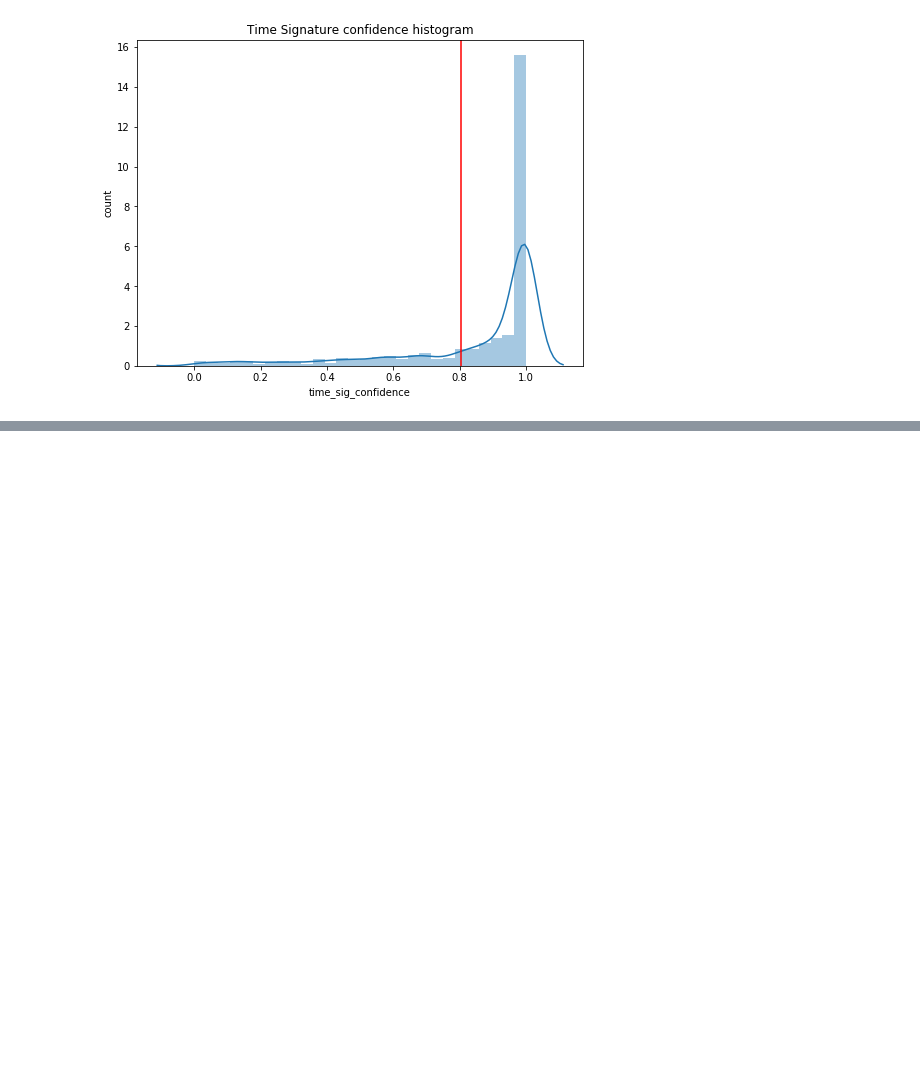
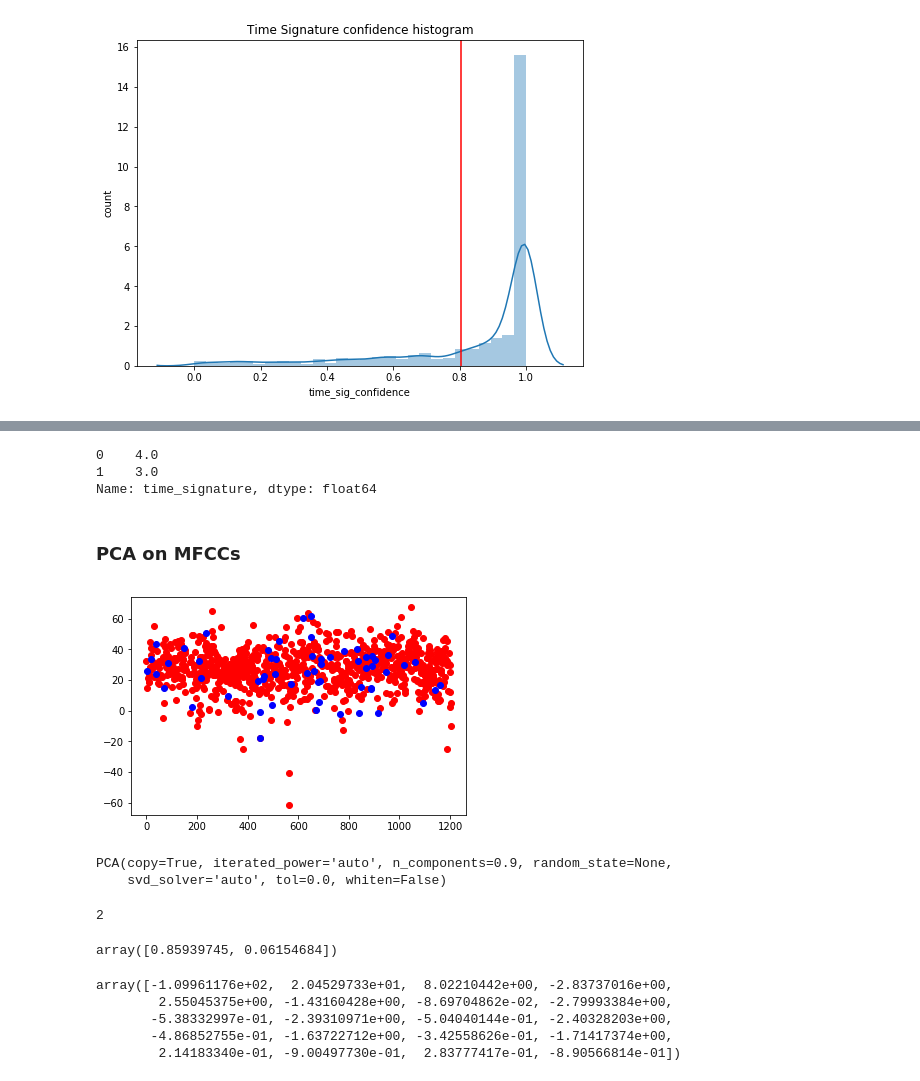
Before and after one commit to OsterMendel/classifying_time_signature_in-music, a Jupyter notebook: Modelling.ipynb, the cells around one changed output, grey strips where cells are left out. Drawn from its saved outputs; the diff is of its cells as text; code cells hidden in the pictures; blank space fills up the shorter version.

Commit message:
added 2 pca comp for filtered x train

```diff
--- a/Modelling.ipynb
+++ b/Modelling.ipynb
@@ -273,0 +288,6 @@ Name: time_signature, dtype: float64
+# %%
+fy.head(2)
+# %% [output]
+0    4.0
+1    3.0
+Name: time_signature, dtype: float64
@@ -273,0 +296,2 @@ Name: time_signature, dtype: float64
+# %% [markdown]
+### PCA on MFCCs
@@ -273,0 +300,28 @@ Name: time_signature, dtype: float64
+# %%
+plt.plot(filtered_df[filtered_df['time_signature'] == 4]['mfcc4'],'ro');
+plt.plot(filtered_df[filtered_df['time_signature'] == 3]['mfcc4'],'ro',color='b');
+# %% [output]
+[figure, added]
+# %%
+pca = PCA(n_components=.9)
+pca.fit(fX_train)
+# %% [output]
+PCA(copy=True, iterated_power='auto', n_components=0.9, random_state=None,
+    svd_solver='auto', tol=0.0, whiten=False)
+# %%
+pca.n_components_
+# %% [output]
+2
+# %%
+pca.explained_variance_ratio_
+# %% [output]
+array([0.85939745, 0.06154684])
+# %%
+structure_loading_1 = pca.components_[0]* np.sqrt(pca.explained_variance_[0])
+structure_loading_1
+# %% [output]
+array([-1.09961176e+02,  2.04529733e+01,  8.02210442e+00, -2.83737016e+00,
+        2.55045375e+00, -1.43160428e+00, -8.69704862e-02, -2.79993384e+00,
+       -5.38332997e-01, -2.39310971e+00, -5.04040144e-01, -2.40328203e+00,
+       -4.86852755e-01, -1.63722712e+00, -3.42558626e-01, -1.71417374e+00,
+        2.14183340e-01, -9.00497730e-01,  2.83777417e-01, -8.90566814e-01])
```
Also changed, not shown: parts of 8 cells of this notebook.
